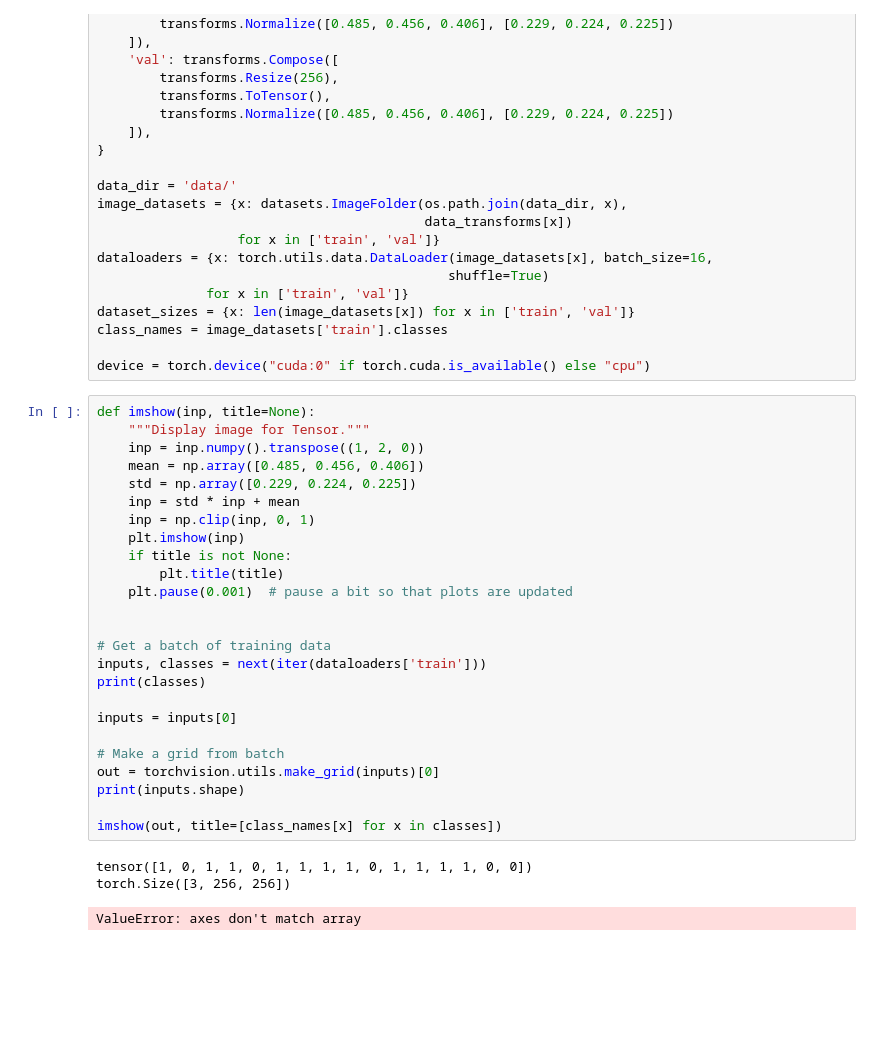
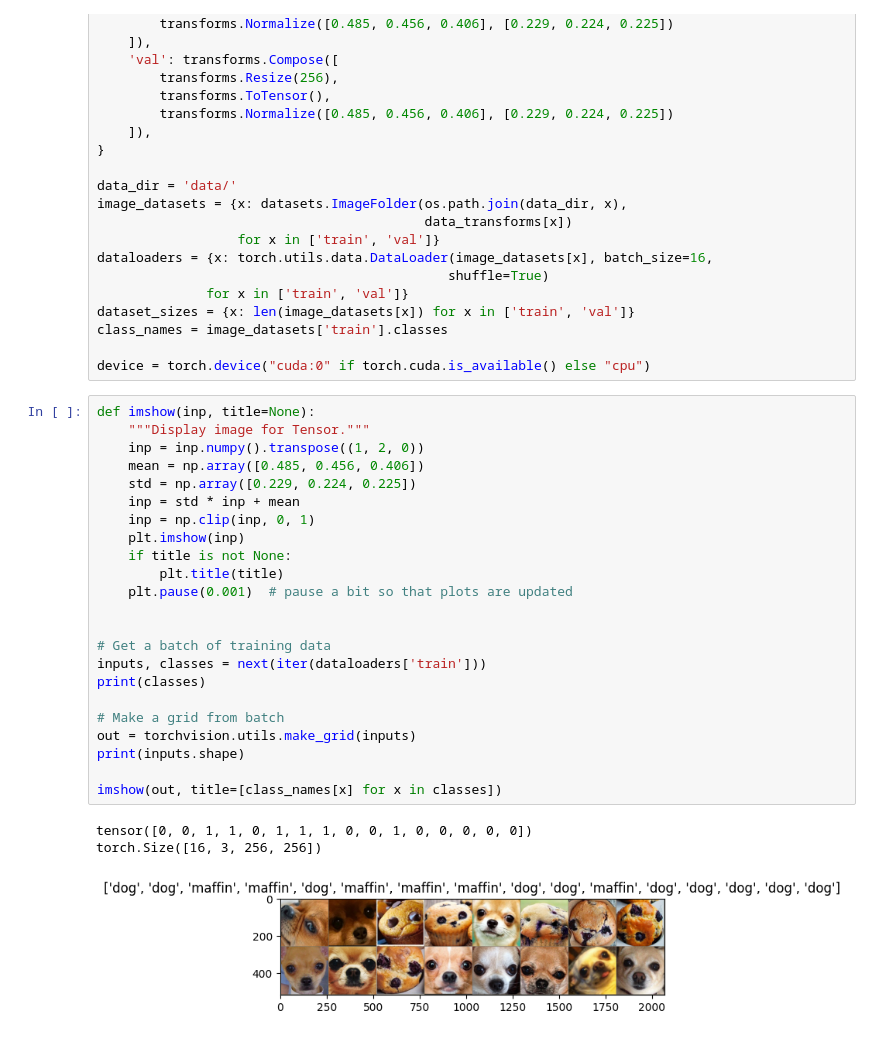
Before and after one commit to sanchepuk/DogOrMaffin, a Jupyter notebook: main.ipynb, the cells around one changed output. Saved outputs shown, nothing was run; the diff lists cells and outputs as text; blank space fills up the shorter version.

```diff
--- a/main.ipynb
+++ b/main.ipynb
@@ -51,29 +51,27 @@ device = torch.device("cuda:0" if torch.cuda.is_available() else "cpu")
 # %%
 def imshow(inp, title=None):
     """Display image for Tensor."""
     inp = inp.numpy().transpose((1, 2, 0))
     mean = np.array([0.485, 0.456, 0.406])
     std = np.array([0.229, 0.224, 0.225])
     inp = std * inp + mean
     inp = np.clip(inp, 0, 1)
     plt.imshow(inp)
     if title is not None:
         plt.title(title)
     plt.pause(0.001)  # pause a bit so that plots are updated
 
 
 # Get a batch of training data
 inputs, classes = next(iter(dataloaders['train']))
 print(classes)
 
-inputs = inputs[0]
-
 # Make a grid from batch
-out = torchvision.utils.make_grid(inputs)[0]
+out = torchvision.utils.make_grid(inputs)
 print(inputs.shape)
 
 imshow(out, title=[class_names[x] for x in classes])
 # %% [output]
-tensor([1, 0, 1, 1, 0, 1, 1, 1, 1, 0, 1, 1, 1, 1, 0, 0])
-torch.Size([3, 256, 256])
+tensor([0, 0, 1, 1, 0, 1, 1, 1, 0, 0, 1, 0, 0, 0, 0, 0])
+torch.Size([16, 3, 256, 256])
-ValueError: axes don't match array
+[figure, added]
```
Also changed, not shown: parts of 3 cells of this notebook, 14 other files.
